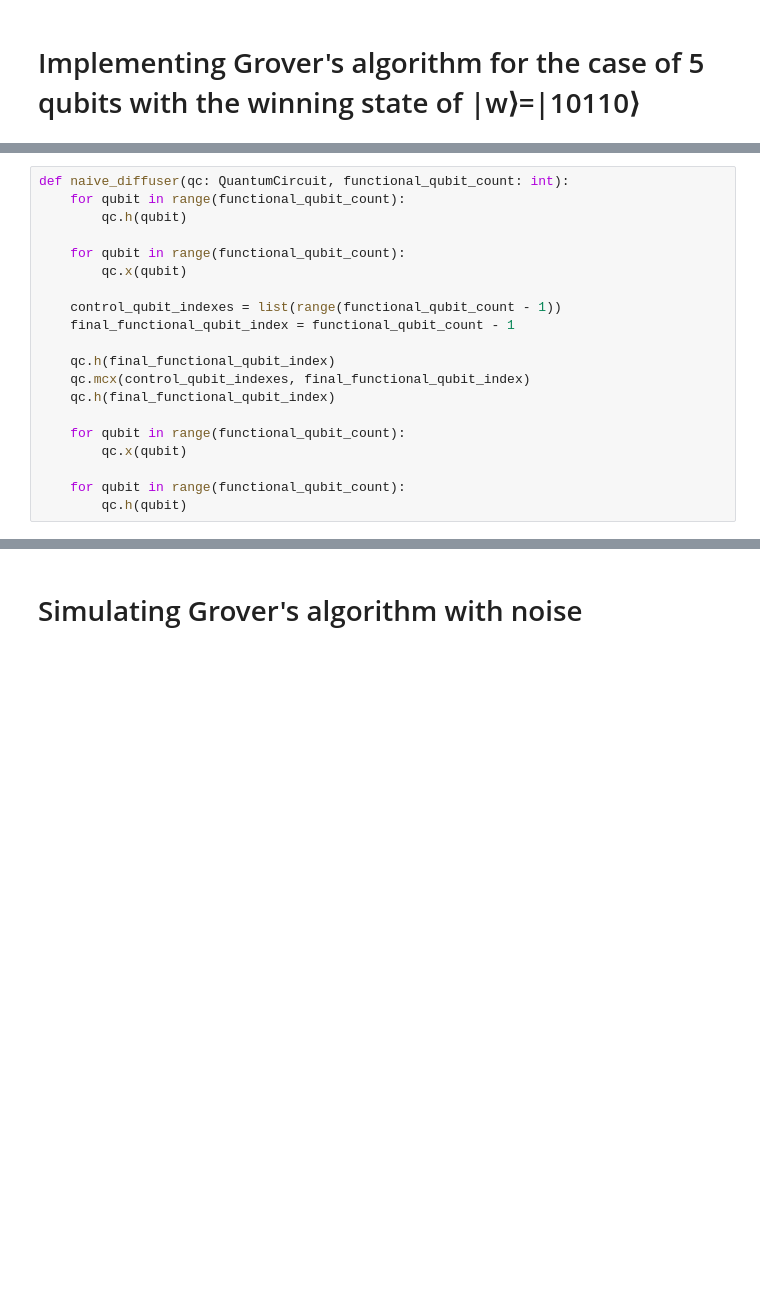
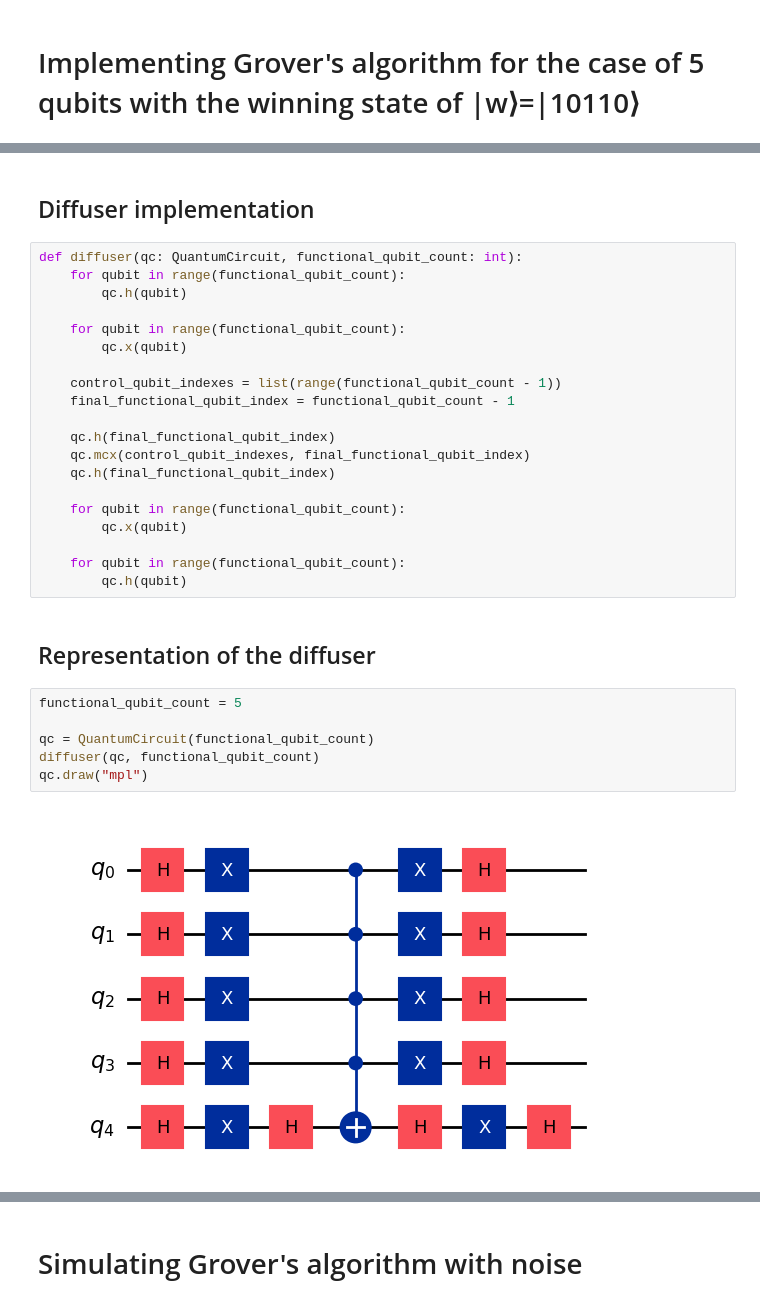
Before and after one commit to MathieuGrenier446/tp2_quantique, a Jupyter notebook: TP2_Grover.ipynb, the cells around one changed output, grey strips where cells are left out. Cells and saved outputs as stored; diff of their text form; blank space fills up the shorter version.

```diff
--- a/TP2_Grover.ipynb
+++ b/TP2_Grover.ipynb
@@ -44,5 +75,7 @@ def naive_oracle(qc: QuantumCircuit, ctrl_state: str, total_qubit_count: int, fu
+# %% [markdown]
+## Diffuser implementation
 # %%
-def naive_diffuser(qc: QuantumCircuit, functional_qubit_count: int):
+def diffuser(qc: QuantumCircuit, functional_qubit_count: int):
     for qubit in range(functional_qubit_count):
         qc.h(qubit)
 
@@ -61,3 +94,13 @@ def naive_diffuser(qc: QuantumCircuit, functional_qubit_count: int):
 
     for qubit in range(functional_qubit_count):
         qc.h(qubit)
+# %% [markdown]
+## Representation of the diffuser
+# %%
+functional_qubit_count = 5
+
+qc = QuantumCircuit(functional_qubit_count)
+diffuser(qc, functional_qubit_count)
+qc.draw("mpl")
+# %% [output]
+[figure, added]
```
Also changed, not shown: parts of 27 cells of this notebook.
